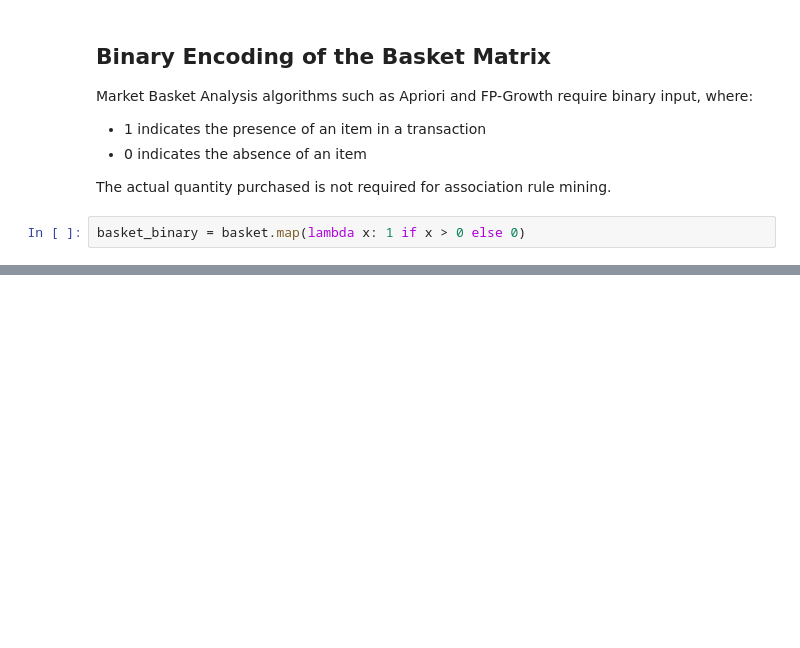
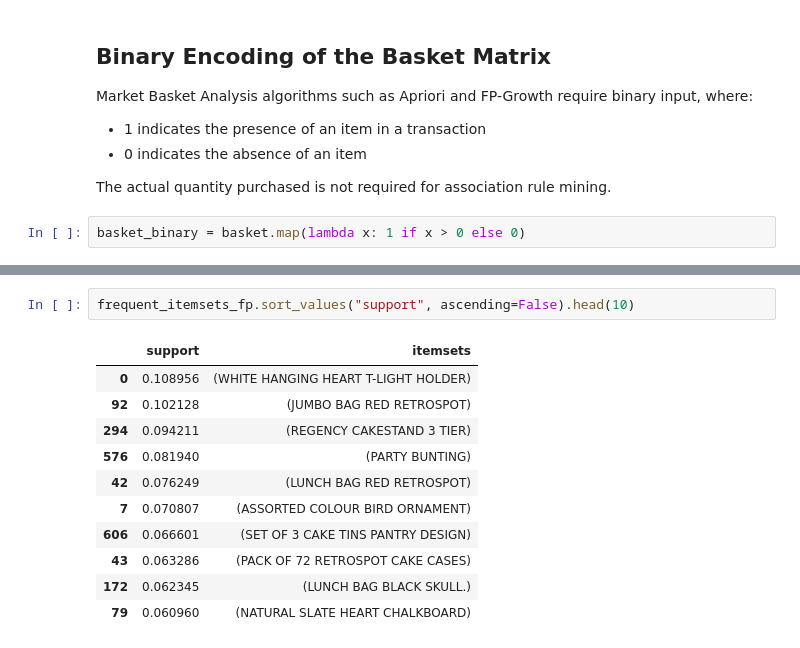
Before and after one commit to lma0lollipop/Market-Basket-Analysis, a Jupyter notebook: market-basket-analysis.ipynb, the cells around one changed output, grey strips where cells are left out. Saved outputs shown, nothing was run; the diff lists cells and outputs as text; blank space fills up the shorter version.

```diff
--- a/market-basket-analysis.ipynb
+++ b/market-basket-analysis.ipynb
@@ -279,0 +296,14 @@ np.int64(509356)
+# %%
+frequent_itemsets_fp.sort_values("support", ascending=False).head(10)
+# %% [output]
+|  | support | itemsets |
+| 0 | 0.108956 | (WHITE HANGING HEART T-LIGHT HOLDER) |
+| 92 | 0.102128 | (JUMBO BAG RED RETROSPOT) |
+| 294 | 0.094211 | (REGENCY CAKESTAND 3 TIER) |
+| 576 | 0.081940 | (PARTY BUNTING) |
+| 42 | 0.076249 | (LUNCH BAG RED RETROSPOT) |
+| 7 | 0.070807 | (ASSORTED COLOUR BIRD ORNAMENT) |
+| 606 | 0.066601 | (SET OF 3 CAKE TINS PANTRY DESIGN) |
+| 43 | 0.063286 | (PACK OF 72 RETROSPOT CAKE CASES) |
+| 172 | 0.062345 | (LUNCH BAG BLACK SKULL.) |
+| 79 | 0.060960 | (NATURAL SLATE HEART CHALKBOARD) |
```
Also changed, not shown: parts of 15 cells of this notebook.
